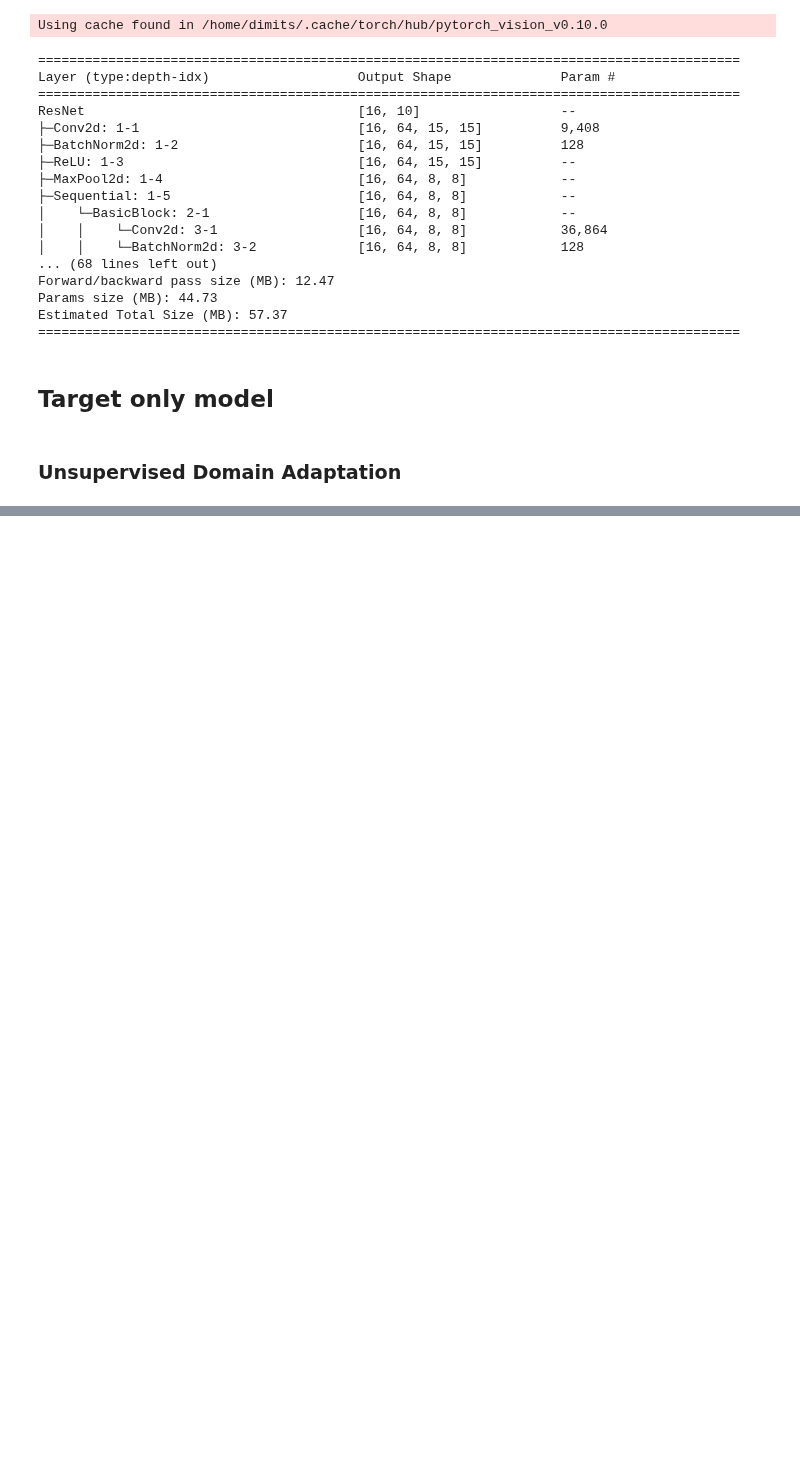
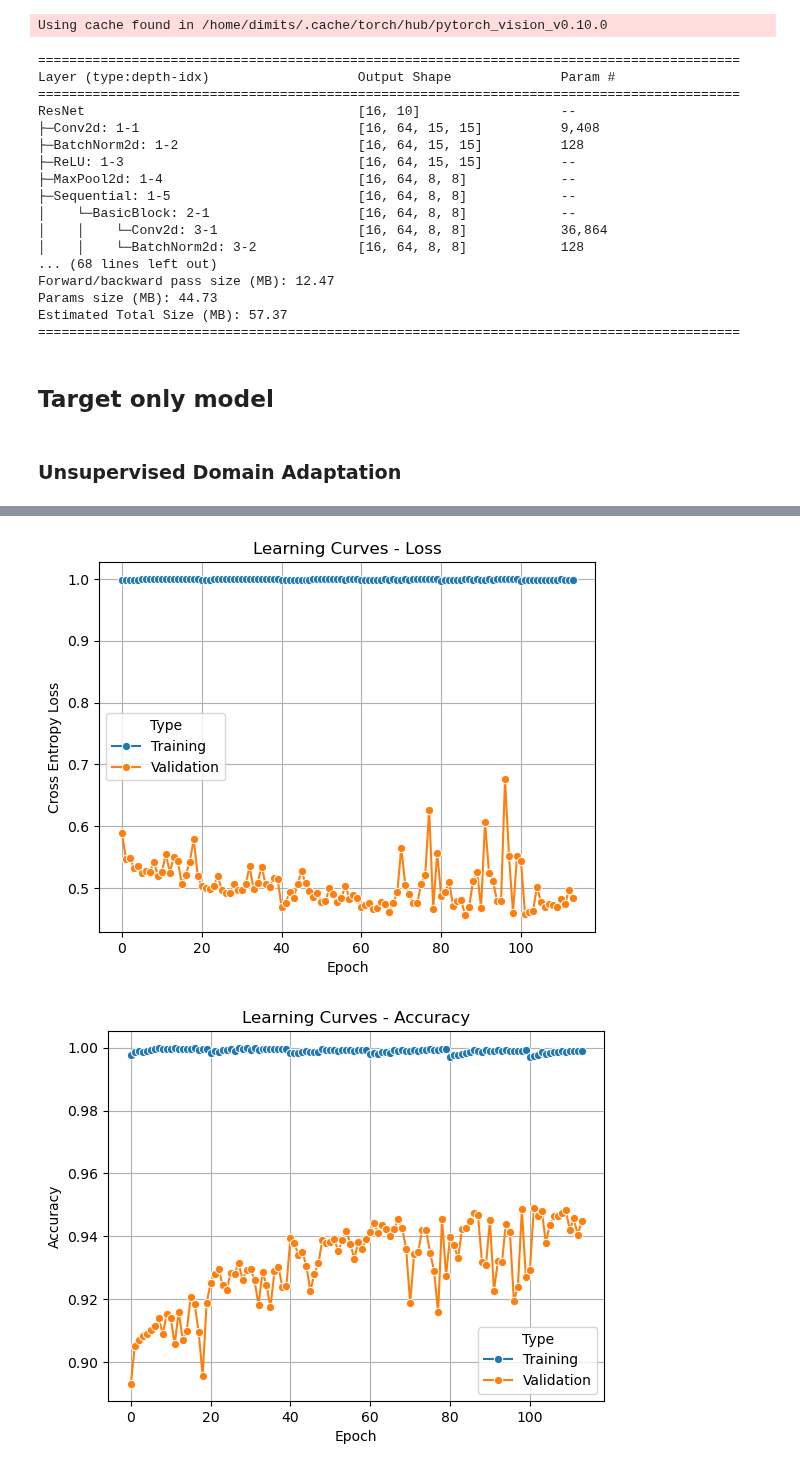
Before and after one commit to dimits-ts/deep_vision_domain_adaptation, a Jupyter notebook: domain_adaptation.ipynb, the cells around one changed output, grey strips where cells are left out. Drawn from its saved outputs; the diff is of its cells as text; code cells hidden in the pictures; blank space fills up the shorter version.

```diff
--- a/domain_adaptation.ipynb
+++ b/domain_adaptation.ipynb
@@ -781,0 +851,6 @@ weighted avg       0.60      0.38      0.36     10063
+# %%
+tasks.results.learning_curves_loss(target_history)
+tasks.results.learning_curves_accuracy(target_history)
+# %% [output]
+[figure, added]
+[figure, added]
```
Also changed, not shown: parts of 16 cells of this notebook, 6 other files.
